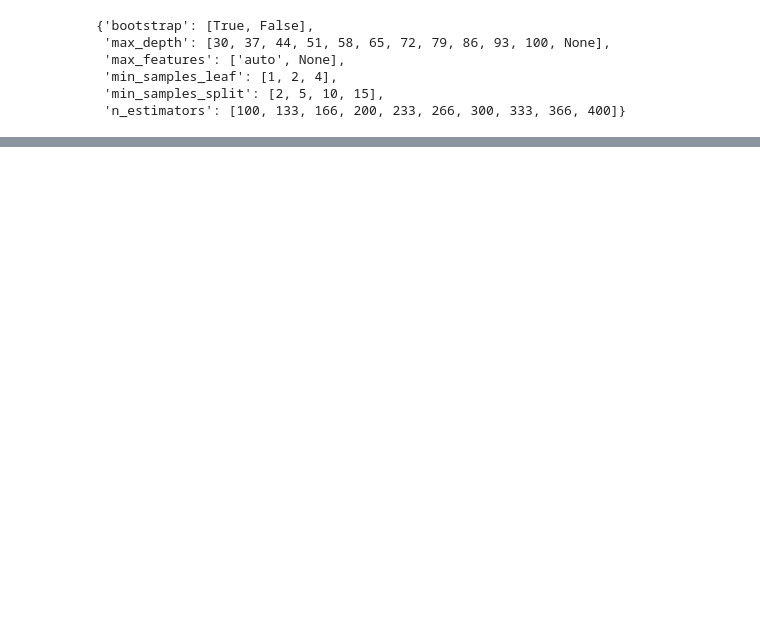
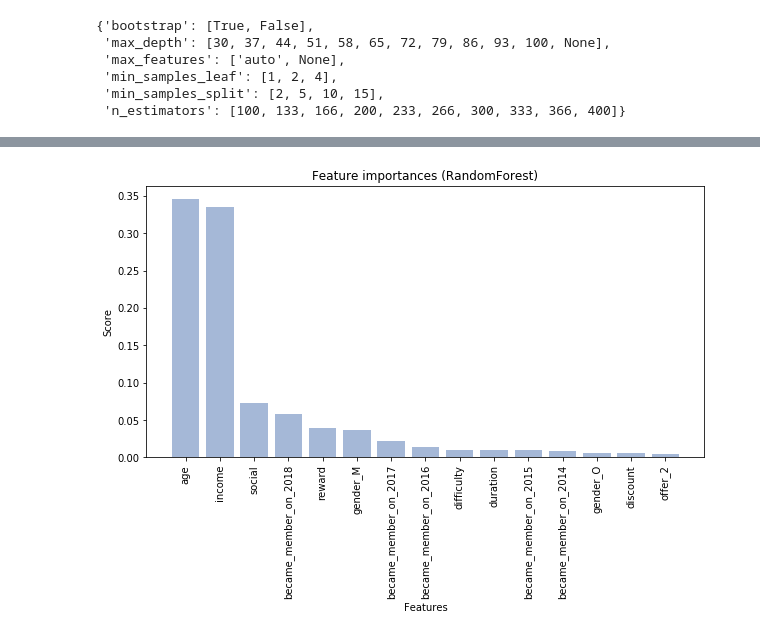
Before and after one commit to yichen2013/Starbuck-Capstone, a Jupyter notebook: Starbucks_Capstone_notebook.ipynb, the cells around one changed output, grey strips where cells are left out. Saved outputs shown, nothing was run; the diff lists cells and outputs as text; code cells hidden in the pictures; blank space fills up the shorter version.

```diff
--- a/Starbucks_Capstone_notebook.ipynb
+++ b/Starbucks_Capstone_notebook.ipynb
@@ -1174,0 +1186,23 @@ Recall: 0.7748455923638405
+# %%
+#get feature importances from the model
+headers = ["name", "score"]
+values = sorted(zip(X_train.columns, best_random.feature_importances_), key=lambda x: x[1] * -1)
+rf_feature_importances = pd.DataFrame(values, columns = headers)
+
+#plot feature importances for top 15 features
+features = rf_feature_importances['name'][:15]
+y_pos = np.arange(len(features))
+scores = rf_feature_importances['score'][:15]
+
+plt.figure(figsize=(10,5))
+plt.bar(y_pos, scores, align='center', alpha=0.5)
+plt.xticks(y_pos, features, rotation='vertical')
+plt.ylabel('Score')
+plt.xlabel('Features')
+plt.title('Feature importances (RandomForest)')
+
+
+
+plt.show()
+# %% [output]
+[figure, added]
```
Also changed, not shown: parts of 11 cells of this notebook.
